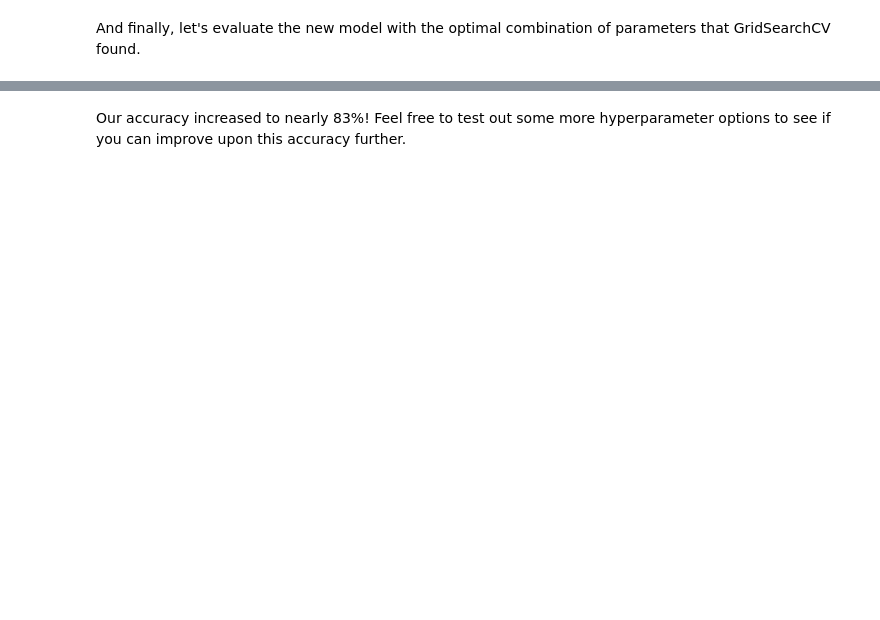
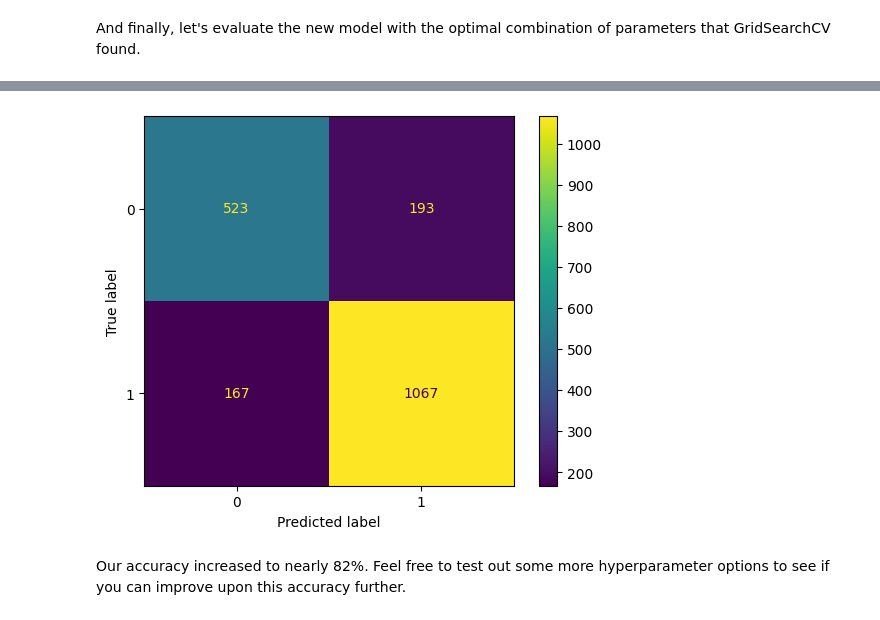
Before and after one commit to Erika-Russi/think, a Jupyter notebook: tutorials/xgboost/xgboost-tutorial.ipynb, the cells around one changed output, grey strips where cells are left out. Cells and saved outputs as stored; diff of their text form; code cells hidden in the pictures; blank space fills up the shorter version.

```diff
--- a/tutorials/xgboost/xgboost-tutorial.ipynb
+++ b/tutorials/xgboost/xgboost-tutorial.ipynb
@@ -330,2 +341,11 @@ grid_test_accuracy
+# %%
+cm = confusion_matrix(y_test, grid_test_preds)
+
+ #Plot the confusion matrix.
+disp = ConfusionMatrixDisplay(confusion_matrix=cm, display_labels=grid_classifier.classes_)
+disp.plot()
+plt.show()
+# %% [output]
+[figure, added]
 # %% [markdown]
-Our accuracy increased to nearly 83%! Feel free to test out some more hyperparameter options to see if you can improve upon this accuracy further.
+Our accuracy increased to nearly 82%. Feel free to test out some more hyperparameter options to see if you can improve upon this accuracy further.
```
Also changed, not shown: parts of 15 cells of this notebook.
